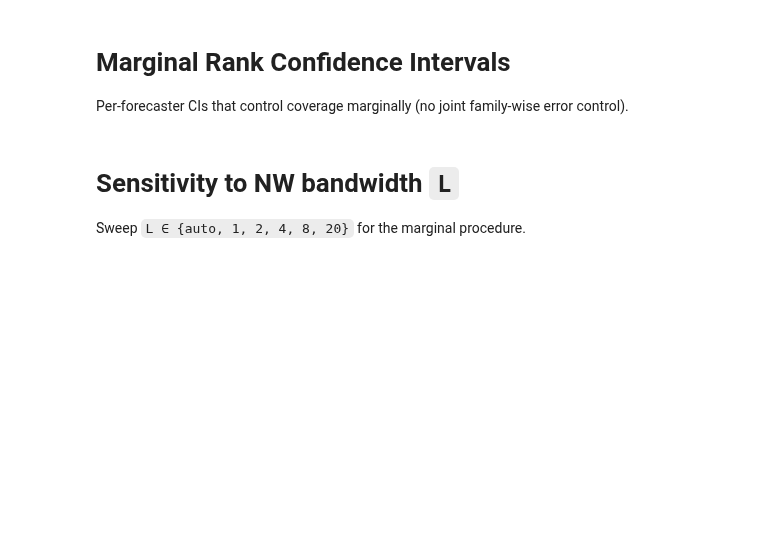
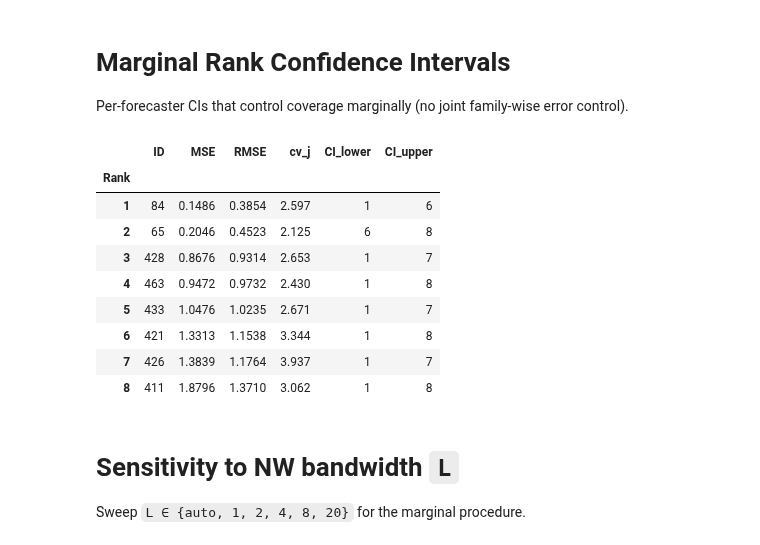
Before and after one commit to ParimahSafarian/ranks-inference-forecasters, a Jupyter notebook: notebooks/UNEMP_CI.ipynb, the cells around one changed output. Cells and saved outputs as stored; diff of their text form; code cells hidden in the pictures; blank space fills up the shorter version.

```diff
--- a/notebooks/UNEMP_CI.ipynb
+++ b/notebooks/UNEMP_CI.ipynb
@@ -144,19 +260,30 @@ for winsor_pct in [99, 97, 95, 90]:
 
 Per-forecaster CIs that control coverage marginally (no joint family-wise error control).
 # %%
-out_marg = rank_ci_marginal_pairwise(X, alpha=0.05, B=5000, seed=42)
+out_marg = rank_ci_marginal_pairwise(X, alpha=0.1, B=5000, seed=42)
 
 results_marg = pd.DataFrame({
     "ID":       population_ids,
     "MSE":      out_marg["theta_hat"].round(4),
     "RMSE":     np.sqrt(out_marg["theta_hat"]).round(4),
     "cv_j":     out_marg["critical_values"].round(3),
     "CI_lower": out_marg["rank_ci"][:, 0],
     "CI_upper": out_marg["rank_ci"][:, 1],
 }).sort_values("MSE")
 results_marg.index = range(1, len(results_marg) + 1)
 results_marg.index.name = "Rank"
 results_marg
+# %% [output]
+|  | ID | MSE | RMSE | cv_j | CI_lower | CI_upper |
+| Rank |  |  |  |  |  |  |
+| 1 | 84 | 0.1486 | 0.3854 | 2.597 | 1 | 6 |
+| 2 | 65 | 0.2046 | 0.4523 | 2.125 | 6 | 8 |
+| 3 | 428 | 0.8676 | 0.9314 | 2.653 | 1 | 7 |
+| 4 | 463 | 0.9472 | 0.9732 | 2.430 | 1 | 8 |
+| 5 | 433 | 1.0476 | 1.0235 | 2.671 | 1 | 7 |
+| 6 | 421 | 1.3313 | 1.1538 | 3.344 | 1 | 8 |
+| 7 | 426 | 1.3839 | 1.1764 | 3.937 | 1 | 7 |
+| 8 | 411 | 1.8796 | 1.3710 | 3.062 | 1 | 8 |
 # %% [markdown]
 # Sensitivity to NW bandwidth `L`
 
```
Also changed, not shown: parts of 12 cells of this notebook.
